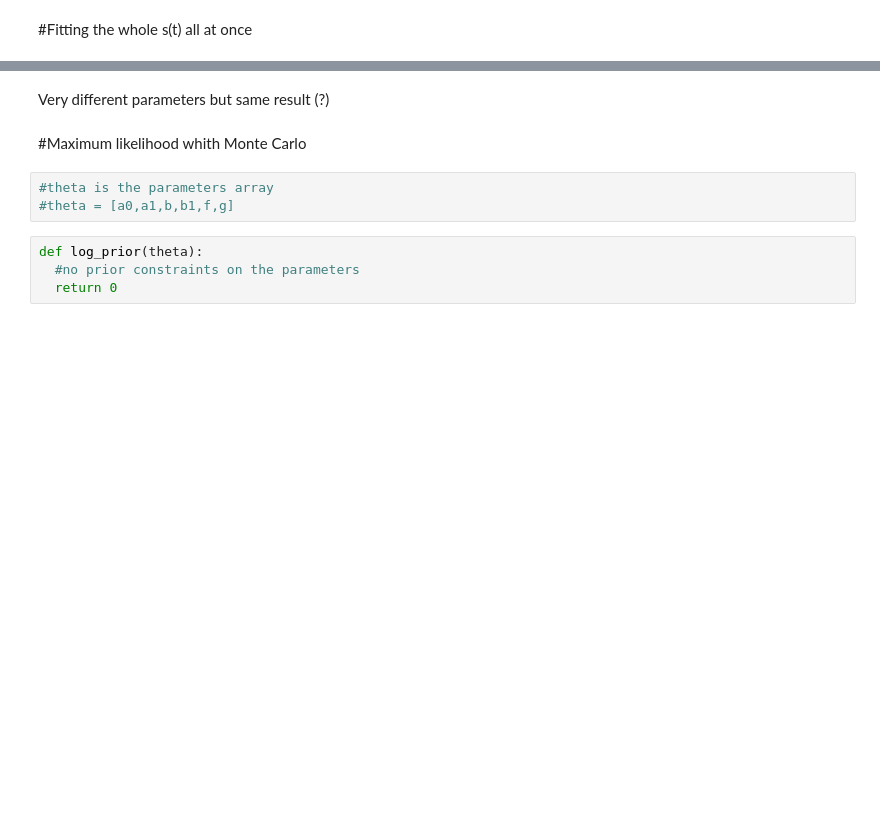
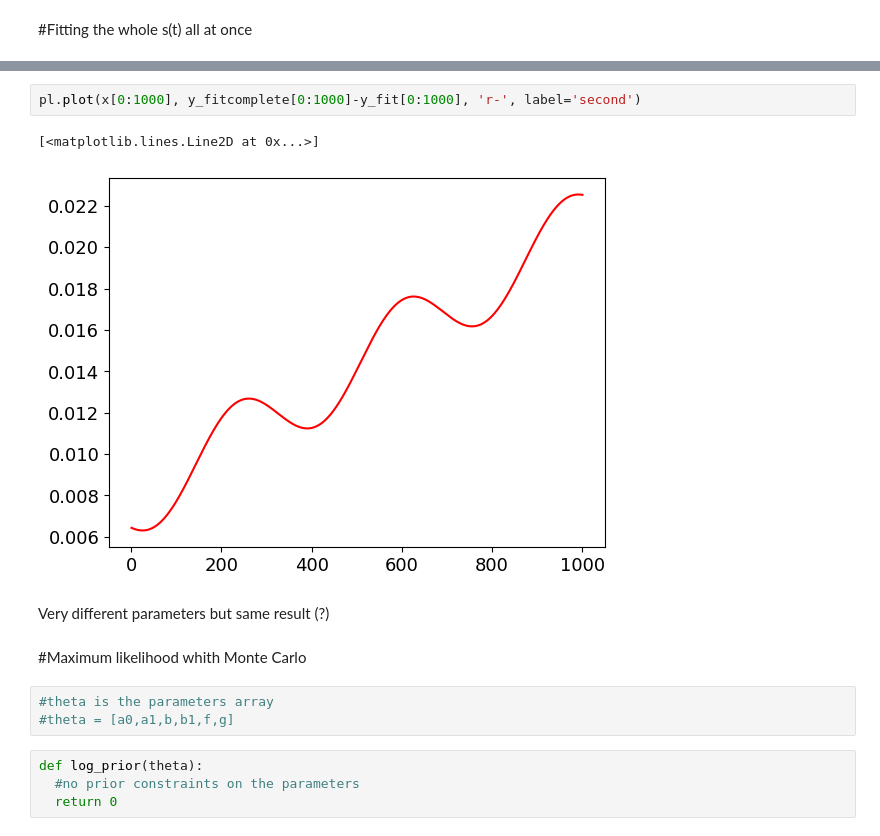
Before and after one commit to FrancescoZanni/Temperature, a Jupyter notebook: Temperature.ipynb, the cells around one changed output, grey strips where cells are left out. Drawn from its saved outputs; the diff is of its cells as text; blank space fills up the shorter version.

```diff
--- a/Temperature.ipynb
+++ b/Temperature.ipynb
@@ -354,3 +386,8 @@ Second:  [ 1.62031265e+01 -4.61558858e+01  8.87691069e-05  3.86062722e+01
+# %%
+pl.plot(x[0:1000], y_fitcomplete[0:1000]-y_fit[0:1000], 'r-', label='second')
+# %% [output]
+[<matplotlib.lines.Line2D at 0x...>]
+[figure, added]
 # %% [markdown]
 Very different parameters but same result (?)
 # %% [markdown]
```
Also changed, not shown: parts of 13 cells of this notebook.
